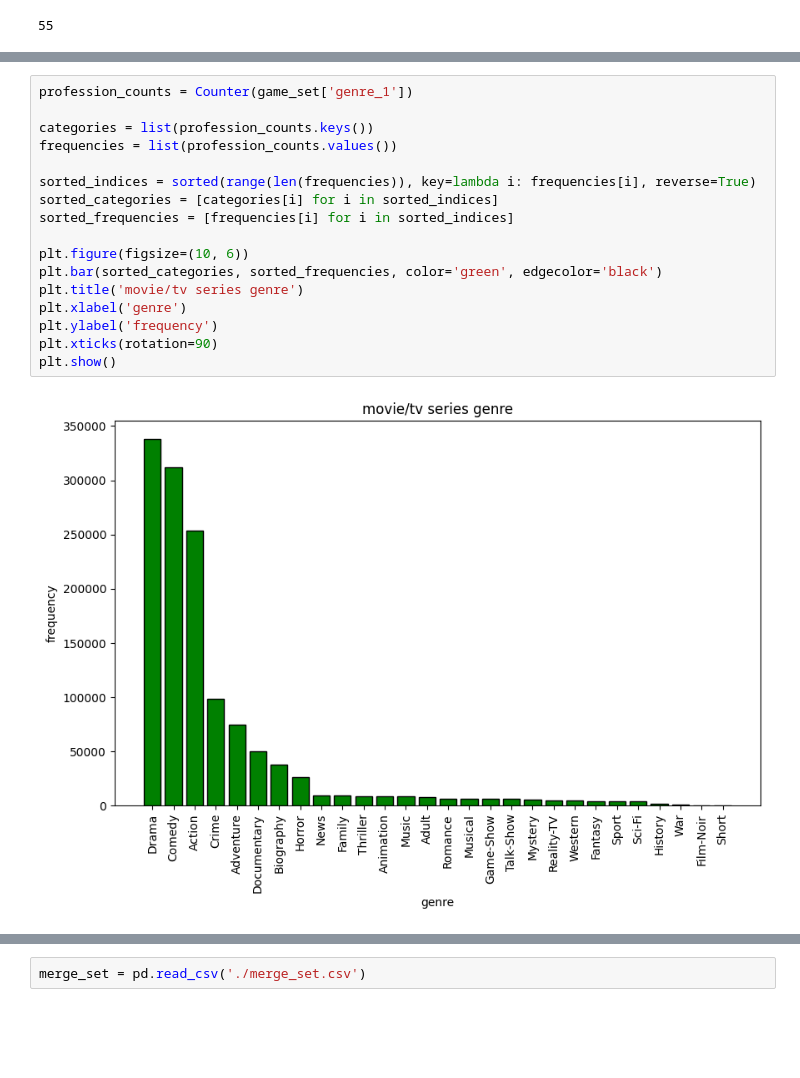
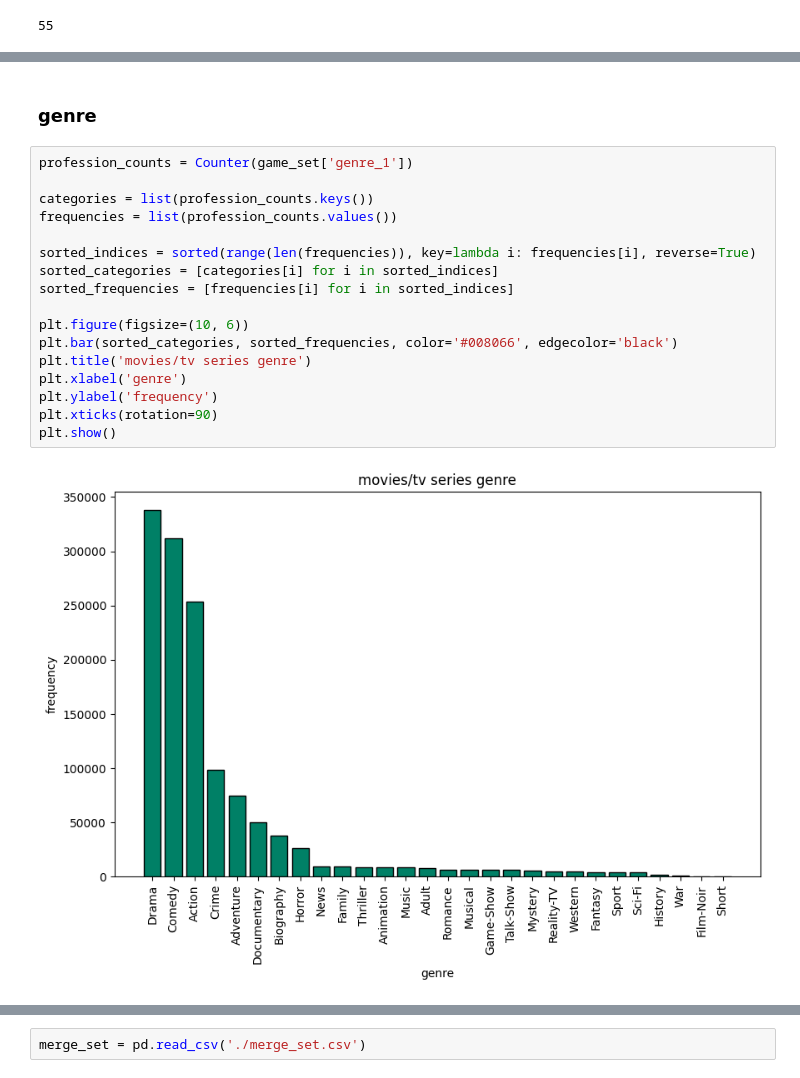
Before and after one commit to depa-tto/Python-project-exam, a Jupyter notebook: Py_project_DePatto.ipynb, the cells around one changed output, grey strips where cells are left out. Drawn from its saved outputs; the diff is of its cells as text; blank space fills up the shorter version.

```diff
--- a/Py_project_DePatto.ipynb
+++ b/Py_project_DePatto.ipynb
@@ -117,19 +172,21 @@ plt.show()
+# %% [markdown]
+### genre
 # %%
 profession_counts = Counter(game_set['genre_1'])
 
 categories = list(profession_counts.keys())
 frequencies = list(profession_counts.values())
 
 sorted_indices = sorted(range(len(frequencies)), key=lambda i: frequencies[i], reverse=True)
 sorted_categories = [categories[i] for i in sorted_indices]
 sorted_frequencies = [frequencies[i] for i in sorted_indices]
 
 plt.figure(figsize=(10, 6))
-plt.bar(sorted_categories, sorted_frequencies, color='green', edgecolor='black')
-plt.title('movie/tv series genre')
+plt.bar(sorted_categories, sorted_frequencies, color='#008066', edgecolor='black')
+plt.title('movies/tv series genre')
 plt.xlabel('genre')
 plt.ylabel('frequency')
 plt.xticks(rotation=90)
 plt.show()
 # %% [output]
-[figure, old version]
+[figure, new version]
```
Also changed, not shown: parts of 29 cells of this notebook, 1 other file.
